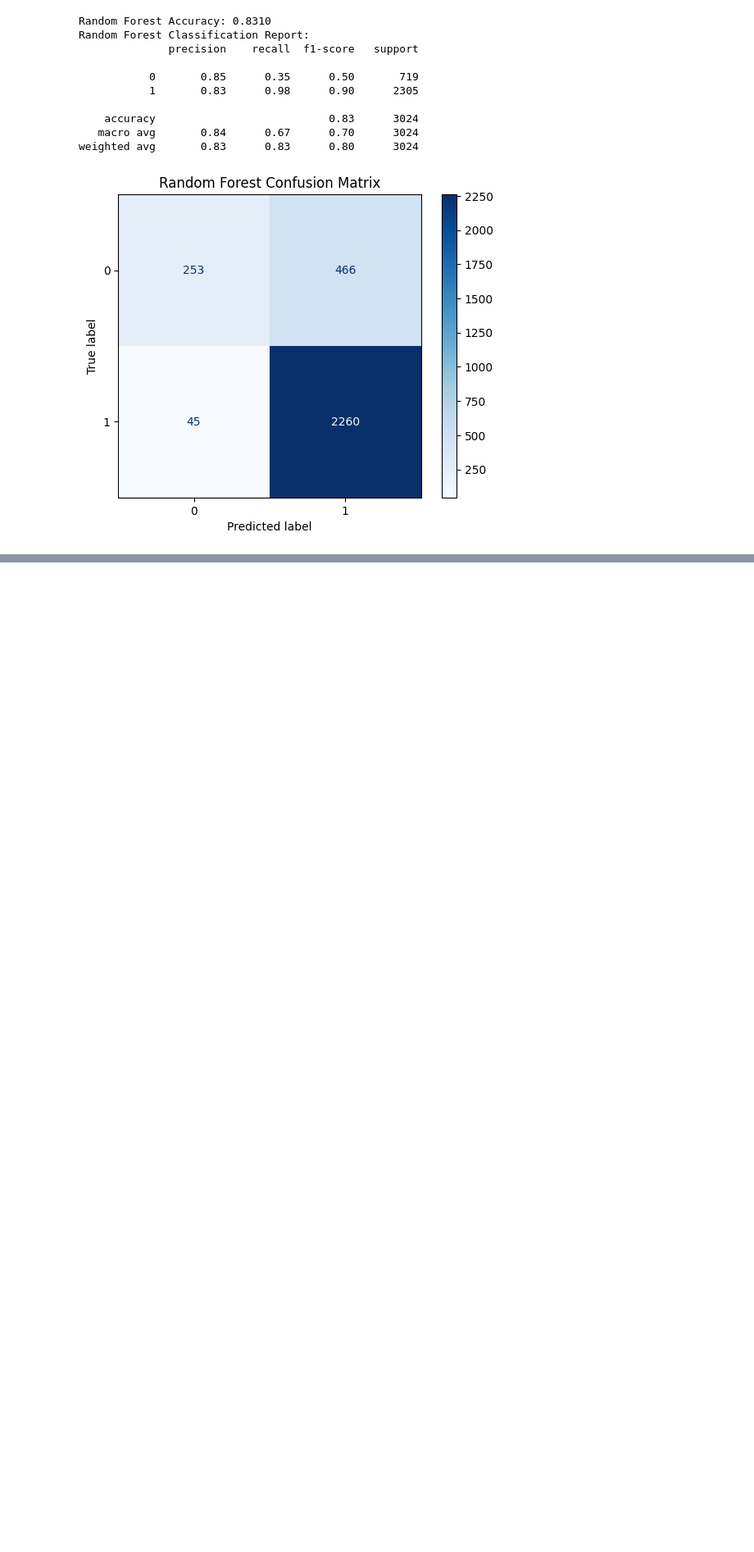
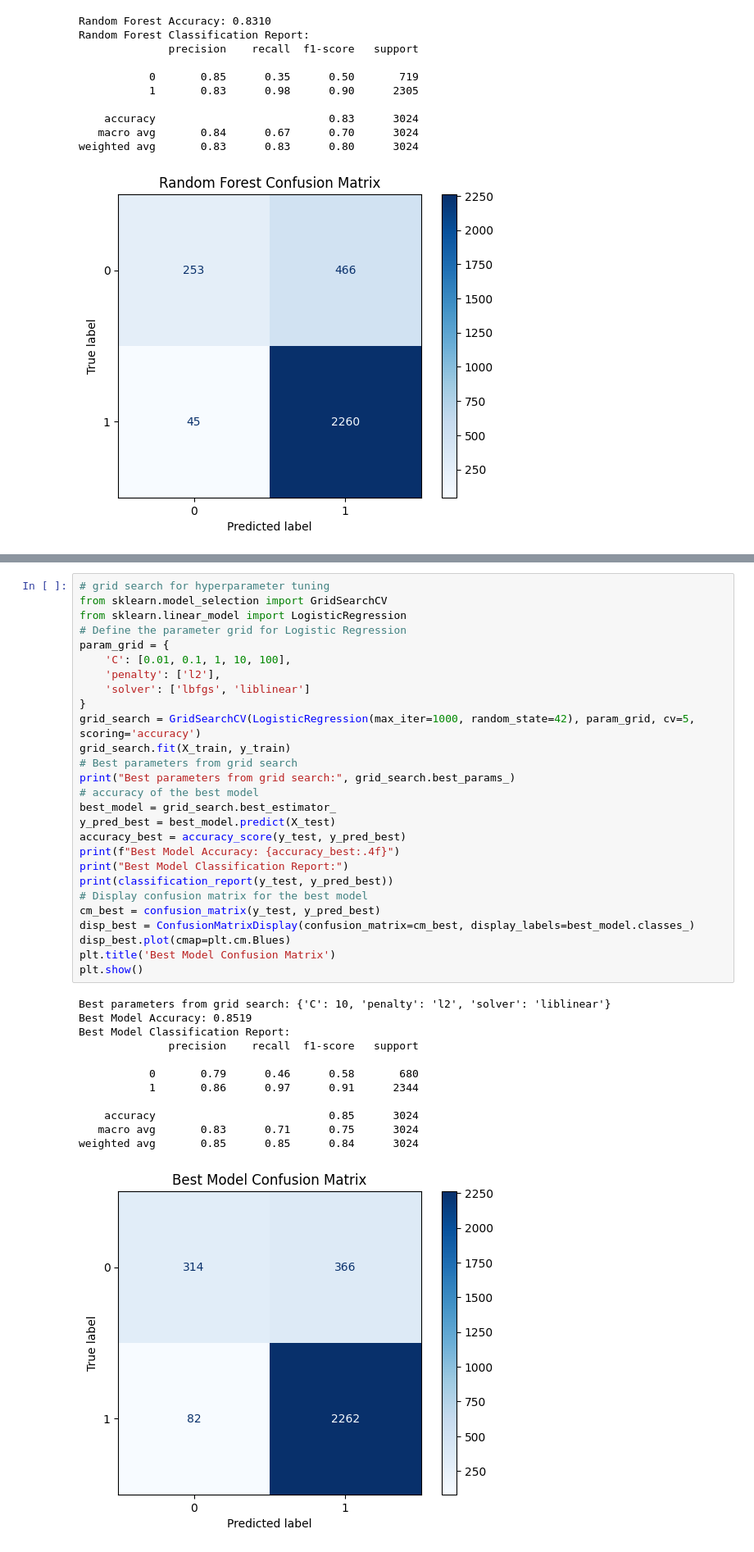
Before and after one commit to mwakad/Fake-News-Detection-, a Jupyter notebook: notebooks/gerald.ipynb, the cells around one changed output, grey strips where cells are left out. Shown at 82% size. Drawn from its saved outputs; the diff is of its cells as text; blank space fills up the shorter version.

```diff
--- a/notebooks/gerald.ipynb
+++ b/notebooks/gerald.ipynb
@@ -480,0 +463,40 @@ Epoch 1/5
+# %%
+# grid search for hyperparameter tuning
+from sklearn.model_selection import GridSearchCV
+from sklearn.linear_model import LogisticRegression
+# Define the parameter grid for Logistic Regression
+param_grid = {
+    'C': [0.01, 0.1, 1, 10, 100],
+    'penalty': ['l2'],
+    'solver': ['lbfgs', 'liblinear']
+}
+grid_search = GridSearchCV(LogisticRegression(max_iter=1000, random_state=42), param_grid, cv=5, scoring='accuracy')
+grid_search.fit(X_train, y_train)
+# Best parameters from grid search
+print("Best parameters from grid search:", grid_search.best_params_)
+# accuracy of the best model
+best_model = grid_search.best_estimator_
+y_pred_best = best_model.predict(X_test)
+accuracy_best = accuracy_score(y_test, y_pred_best)
+print(f"Best Model Accuracy: {accuracy_best:.4f}")
+print("Best Model Classification Report:")
+print(classification_report(y_test, y_pred_best))
+# Display confusion matrix for the best model
+cm_best = confusion_matrix(y_test, y_pred_best)
+disp_best = ConfusionMatrixDisplay(confusion_matrix=cm_best, display_labels=best_model.classes_)
+disp_best.plot(cmap=plt.cm.Blues)
+plt.title('Best Model Confusion Matrix')
+plt.show()
+# %% [output]
+Best parameters from grid search: {'C': 10, 'penalty': 'l2', 'solver': 'liblinear'}
+Best Model Accuracy: 0.8519
+Best Model Classification Report:
+              precision    recall  f1-score   support
+
+           0       0.79      0.46      0.58       680
+           1       0.86      0.97      0.91      2344
+
+    accuracy                           0.85      3024
+   macro avg       0.83      0.71      0.75      3024
+weighted avg       0.85      0.85      0.84      3024
+[figure, added]
```
Also changed, not shown: parts of 13 cells of this notebook.
